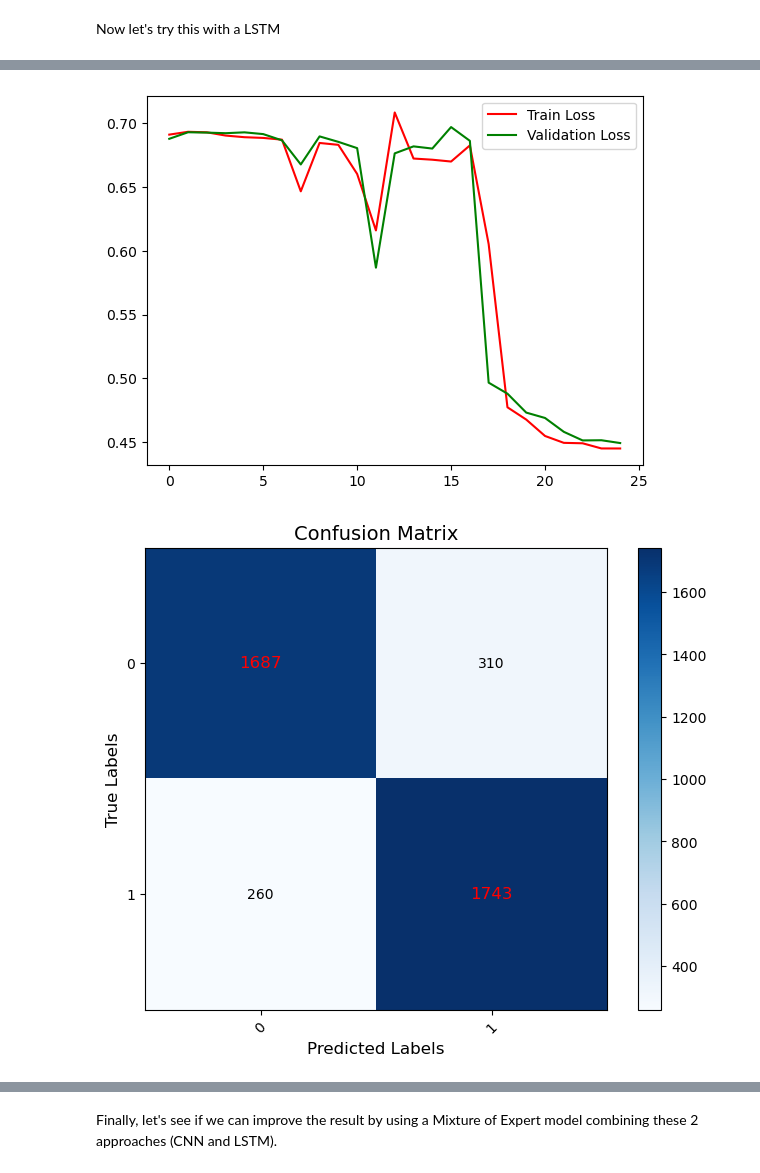
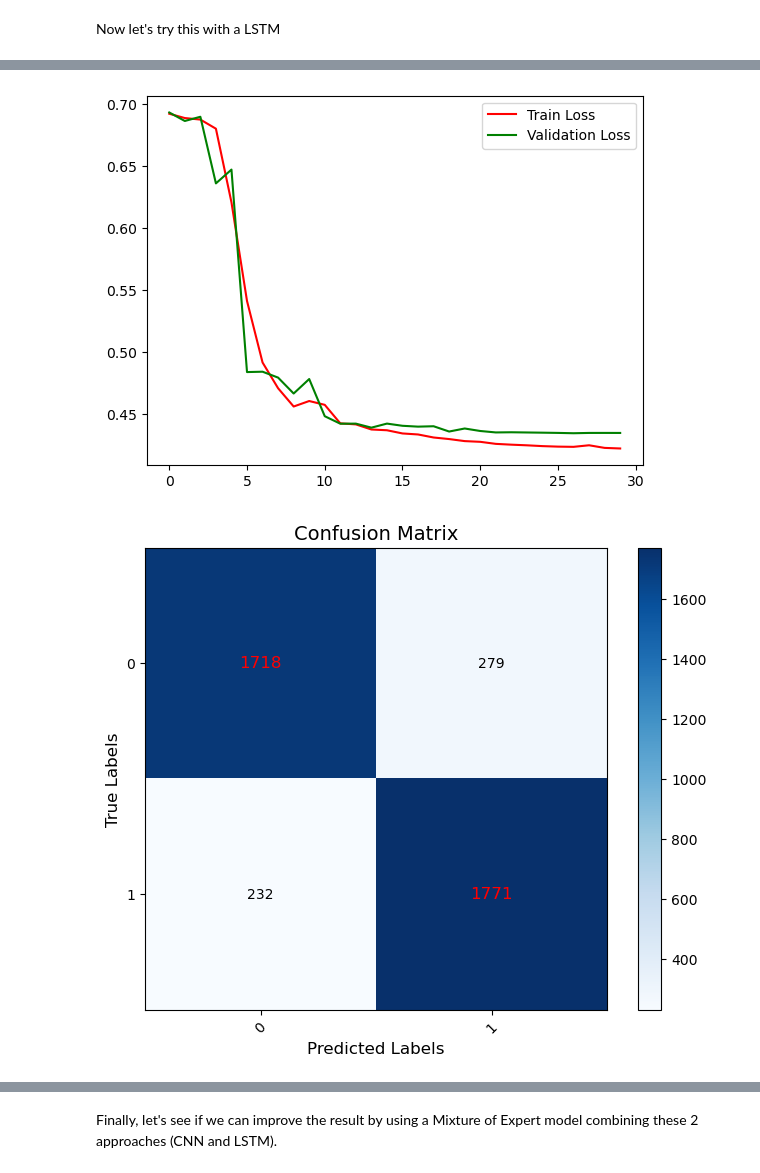
Before and after one commit to Austronesia/IMDb-Sentiment-Analysis, a Jupyter notebook: Sentiment_analysis.ipynb, the cells around one changed output, grey strips where cells are left out. Saved outputs shown, nothing was run; the diff lists cells and outputs as text; code cells hidden in the pictures.

Commit message:
Cleaned the whole code and tuned the hyperparameters and made the saving of the best model

```diff
--- a/Sentiment_analysis.ipynb
+++ b/Sentiment_analysis.ipynb
@@ -1039,8 +1064,8 @@ class CNNClassifier(nn.Module):
 # %%
 output_dim = 2  # Number of output classes (e.g., binary classification)
 
-num_epochs = 12
-learning_rate_CNN = 0.002
+num_epochs = 20
+learning_rate_CNN = 0.0025
 
 
 
@@ -1054,6 +1079,9 @@ optimizer = optim.Adam(CNN_model.parameters(), lr=learning_rate_CNN)
 # Initialize the ExponentialLR scheduler
 scheduler = ExponentialLR(optimizer, gamma=0.85)
 
+#In order to remember the model that minimizes the validation loss, we set a minimal loss at a large integer
+val_loss_min= 10000000
+CNN_path="models/CNN_model.pth"
 
 track_loss = []
 track_val_loss = []
@@ -1079,14 +1107,21 @@ for epoch in range(num_epochs):
     # Compute validation loss
     CNN_model.eval()
 
-    track_val_loss.append(compute_average_loss(CNN_model, criterion, val_loader, device))
+
+    val_loss = compute_average_loss(CNN_model, criterion, val_loader, device)
+    if val_loss < val_loss_min :
+        #Save the model for future usage
+        torch.save(CNN_model.state_dict(), CNN_path)
+        val_loss_min=val_loss
+    track_val_loss.append(val_loss)
 
 
     print(f"Epoch {epoch+1}/{num_epochs}, Loss: {track_loss[-1]:.4f}, Validation Loss: {track_val_loss[-1]:.4f}")
     scheduler.step()
 
-#Save the model for future usage
-torch.save(CNN_model.state_dict(), "models/CNN_model.pth")
+#set the model at the value that minimizes the validation loss
+CNN_model.load_state_dict(torch.load(CNN_path, weights_only=True))
+
 
 
 # Plot the loss curves
@@ -1148,8 +1191,8 @@ class LSTMClassifier(nn.Module):
 # %%
 output_dim = 2
 batch_size = 256
-num_epochs = 25
-learning_rate_LSTM = 0.008
+num_epochs = 30
+learning_rate_LSTM = 0.004
 
 
 
@@ -1162,6 +1205,9 @@ optimizer = optim.Adam(LSTM_model.parameters(), lr=learning_rate_LSTM)
 # Initialize the ExponentialLR scheduler
 scheduler = ExponentialLR(optimizer, gamma=0.85)
 
+#In order to remember the model that minimizes the validation loss, we set a minimal loss at a large integer
+val_loss_min= 10000000
+LSTM_path="models/LSTM_model.pth"
 
 track_loss = []
 track_val_loss = []
@@ -1187,16 +1233,21 @@ for epoch in range(num_epochs):
     # Compute validation loss
     LSTM_model.eval()
 
+    val_loss = compute_average_loss(LSTM_model, criterion, val_loader, device)
+    if val_loss < val_loss_min :
+        #Save the model for future usage
+        torch.save(LSTM_model.state_dict(), LSTM_path)
+        val_loss_min=val_loss
 
-    track_val_loss.append(compute_average_loss(LSTM_model, criterion, val_loader, device))
+    track_val_loss.append(val_loss)
 
 
     print(f"Epoch {epoch+1}/{num_epochs}, Loss: {track_loss[-1]:.4f}, Validation Loss: {track_val_loss[-1]:.4f}")
 
     scheduler.step()
 
-#Save the model for future usage
-torch.save(LSTM_model.state_dict(), "models/LSTM_model.pth")
+#set the model at the value that minimizes the validation loss
+LSTM_model.load_state_dict(torch.load(LSTM_path, weights_only=True))
 
 
 # Plot the loss curves
@@ -1229,2 +1280,2 @@ Epoch 25/25, Loss: 0.4449, Validation Loss: 0.4492
-[figure, old version]
+[figure, new version]
-[figure, old version]
+[figure, new version]
```
Also changed, not shown: parts of 18 cells of this notebook, 8 other files.
